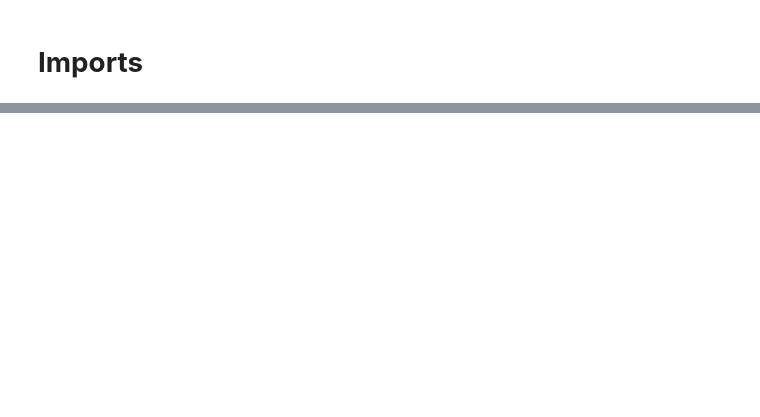
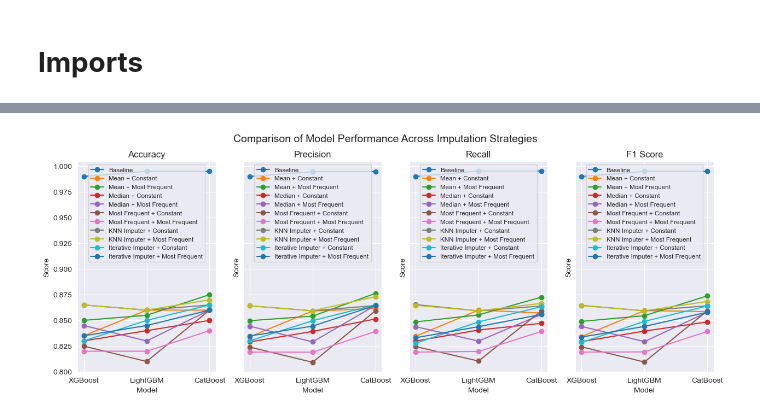
Before and after one commit to ValentynFedorov/missing_data, a Jupyter notebook: notebooks/task_1.ipynb, the cells around one changed output, grey strips where cells are left out. Cells and saved outputs as stored; diff of their text form; code cells hidden in the pictures; blank space fills up the shorter version.

Commit message:
Pipelines with different models

```diff
--- a/notebooks/task_1.ipynb
+++ b/notebooks/task_1.ipynb
@@ -195,0 +148,6 @@ Drop Missing:
+# %%
+df_missing = df.copy()
+missing_mask = np.random.rand(*df_missing.shape) < 0.5
+df_missing.where(~missing_mask, np.nan, inplace=True)
+X_missing = df_missing[numeric_features + categorical_features]
+X_train_miss, X_test_miss, y_train_miss, y_test_miss = train_test_split(X_missing, y, test_size=0.2, random_state=17)
@@ -195,0 +186,16 @@ Drop Missing:
+# %%
+fig, ax = plt.subplots(figsize=(12, 6))
+metrics = ["Accuracy", "Precision", "Recall", "F1 Score"]
+strategies_list = list(final_results.keys())
+
+for metric in metrics:
+    metric_values = [np.mean([model[metric] for model in final_results[strategy].values()]) for strategy in
+                     strategies_list]
+    ax.plot(strategies_list, metric_values, marker='o', label=metric)
+
+ax.set_title("Comparison of Imputation Strategies")
+ax.set_xlabel("Imputation Strategy")
+ax.set_ylabel("Score")
+ax.legend()
+plt.xticks(rotation=45, ha='right')
+plt.show()
@@ -195,0 +204,23 @@ Drop Missing:
+# %%
+metrics = ["Accuracy", "Precision", "Recall", "F1 Score"]
+models = ["XGBoost", "LightGBM", "CatBoost"]
+strategies_list = list(final_results.keys())
+
+fig, axes = plt.subplots(1, len(metrics), figsize=(15, 5), sharey=True)
+
+for i, metric in enumerate(metrics):
+    ax = axes[i]
+
+    for strategy in strategies_list:
+        metric_values = [final_results[strategy][model][metric] for model in models]
+        ax.plot(models, metric_values, marker='o', label=strategy)
+
+    ax.set_title(metric)
+    ax.set_xlabel("Model")
+    ax.set_ylabel("Score")
+    ax.legend(fontsize='small')
+
+plt.suptitle("Comparison of Model Performance Across Imputation Strategies", fontsize=14)
+plt.show()
+# %% [output]
+[figure, added]
```
Also changed, not shown: parts of 43 cells of this notebook, 4 other files.
